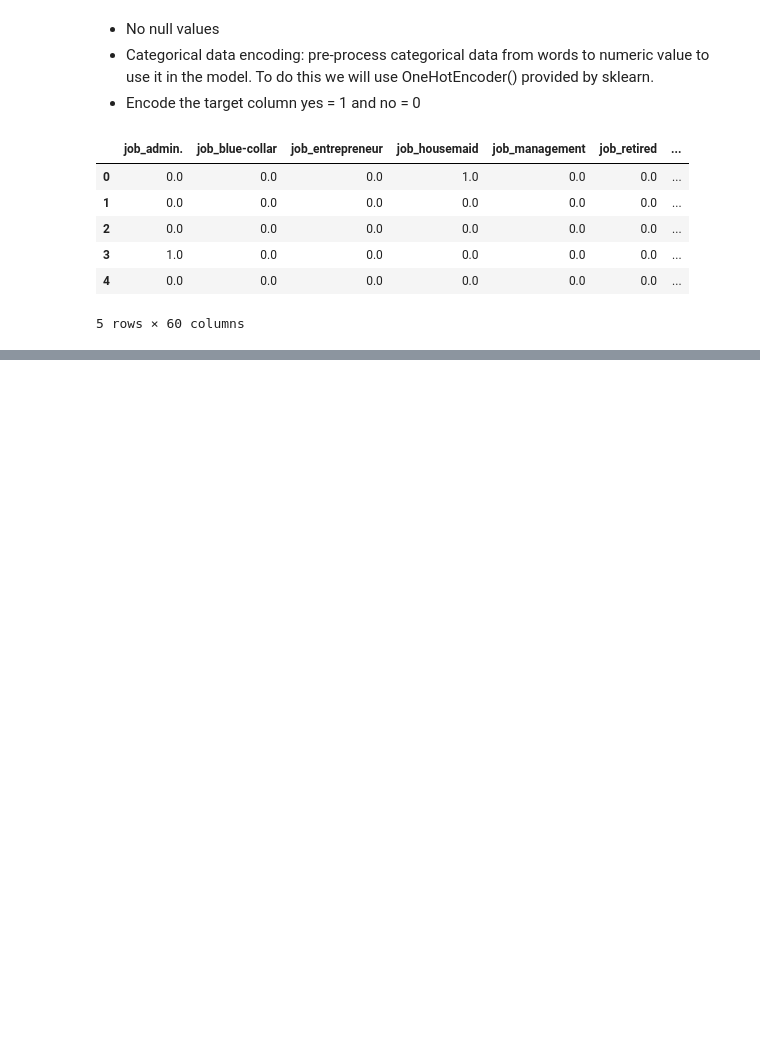
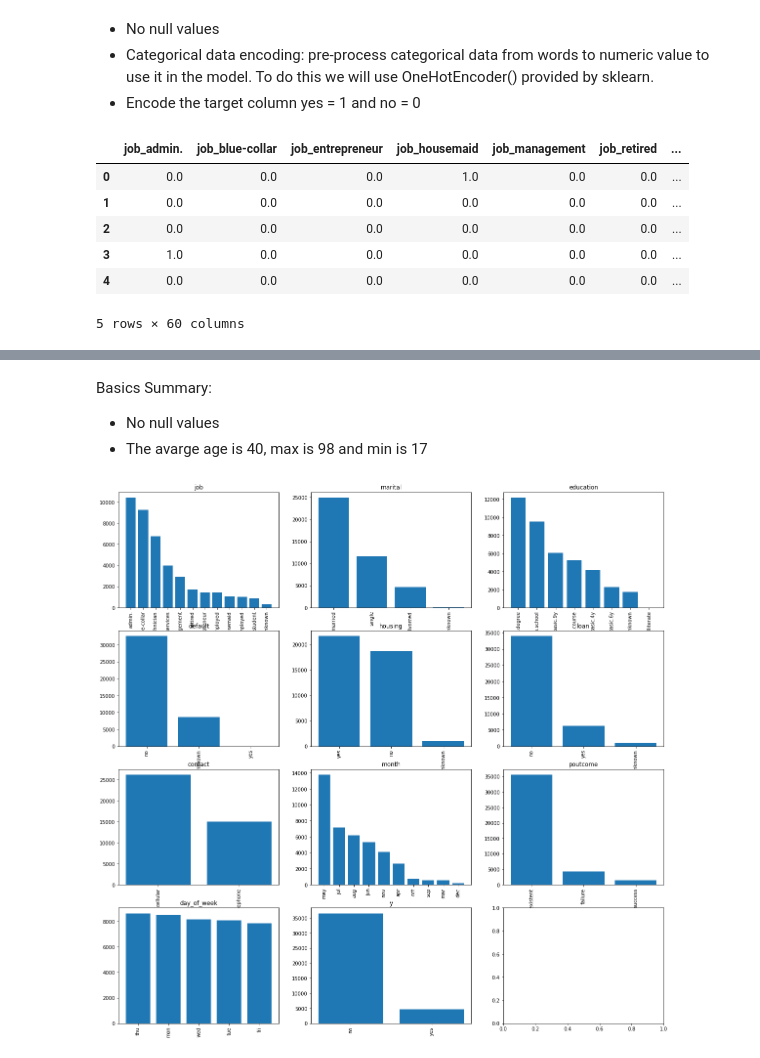
Before and after one commit to AndrewNguyen27296/DataGlacier, a Jupyter notebook: Asmaa.ipynb, the cells around one changed output, grey strips where cells are left out. Saved outputs shown, nothing was run; the diff lists cells and outputs as text; code cells hidden in the pictures; blank space fills up the shorter version.

```diff
--- a/Asmaa.ipynb
+++ b/Asmaa.ipynb
@@ -332,0 +346,4 @@ df.head()
+# %%
+# Load the dataset
+df_eda = pd.read_csv("dataset/bank-additional-full.csv", sep=";")
+df_eda.head()
@@ -332,0 +390,28 @@ df.head()
+# %% [markdown]
+Basics Summary:
+- No null values
+- The avarge age is 40, max is 98 and min is 17
+# %%
+# Exploring categorical data
+cat_columns = ['job', 'marital', 'education', 'default', 'housing', 'loan', 'contact', 'month','poutcome','day_of_week', 'y']
+
+fig, axs = plt.subplots(4, 3, sharex=False, sharey=False, figsize=(20, 20))
+
+counter = 0
+for cat_column in cat_columns:
+    value_counts = df_eda[cat_column].value_counts()
+
+    trace_x = counter // 3
+    trace_y = counter % 3
+    x_pos = np.arange(0, len(value_counts))
+
+    axs[trace_x, trace_y].bar(x_pos, value_counts.values, tick_label = value_counts.index)
+
+    axs[trace_x, trace_y].set_title(cat_column)
+
+    for tick in axs[trace_x, trace_y].get_xticklabels():
+        tick.set_rotation(90)
+
+    counter += 1
+# %% [output]
+[figure, added]
```
Also changed, not shown: parts of 20 cells of this notebook.
